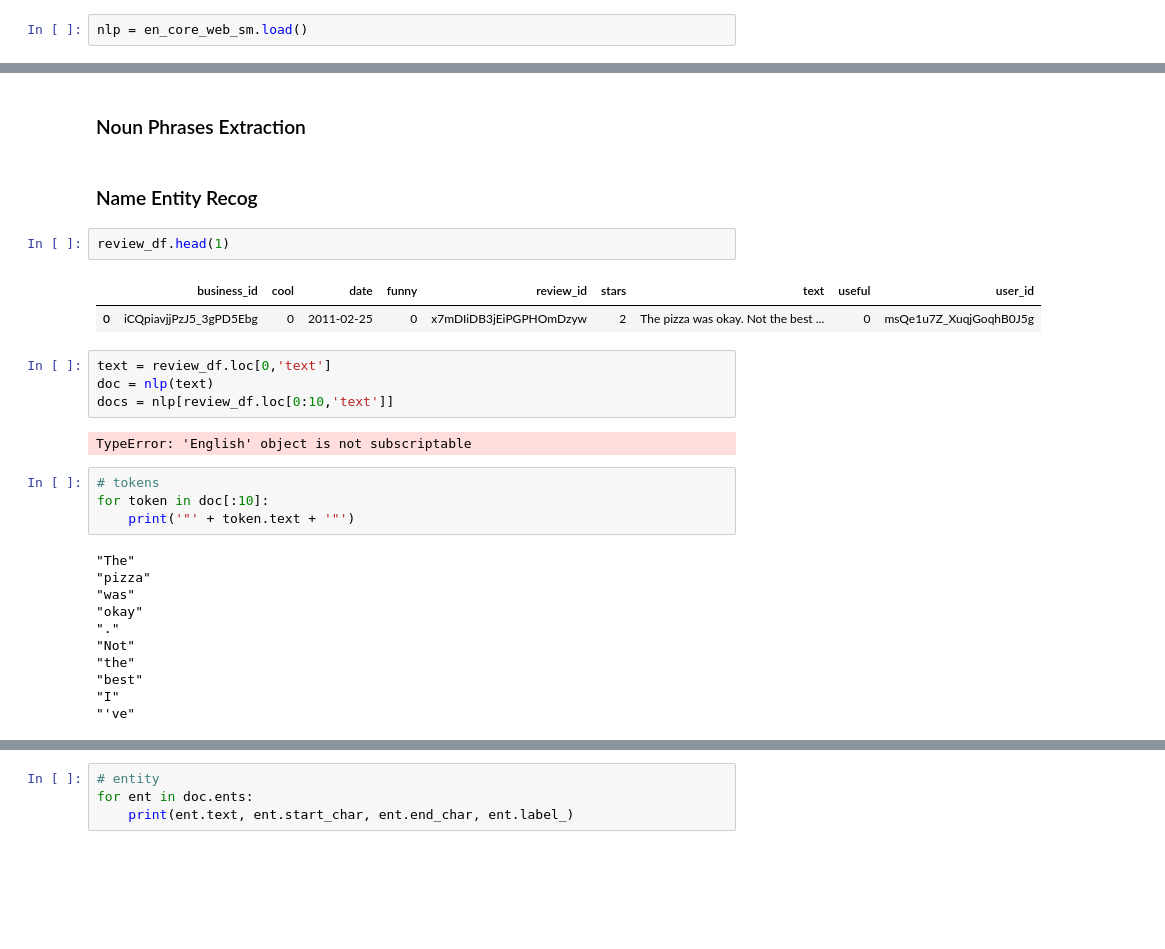
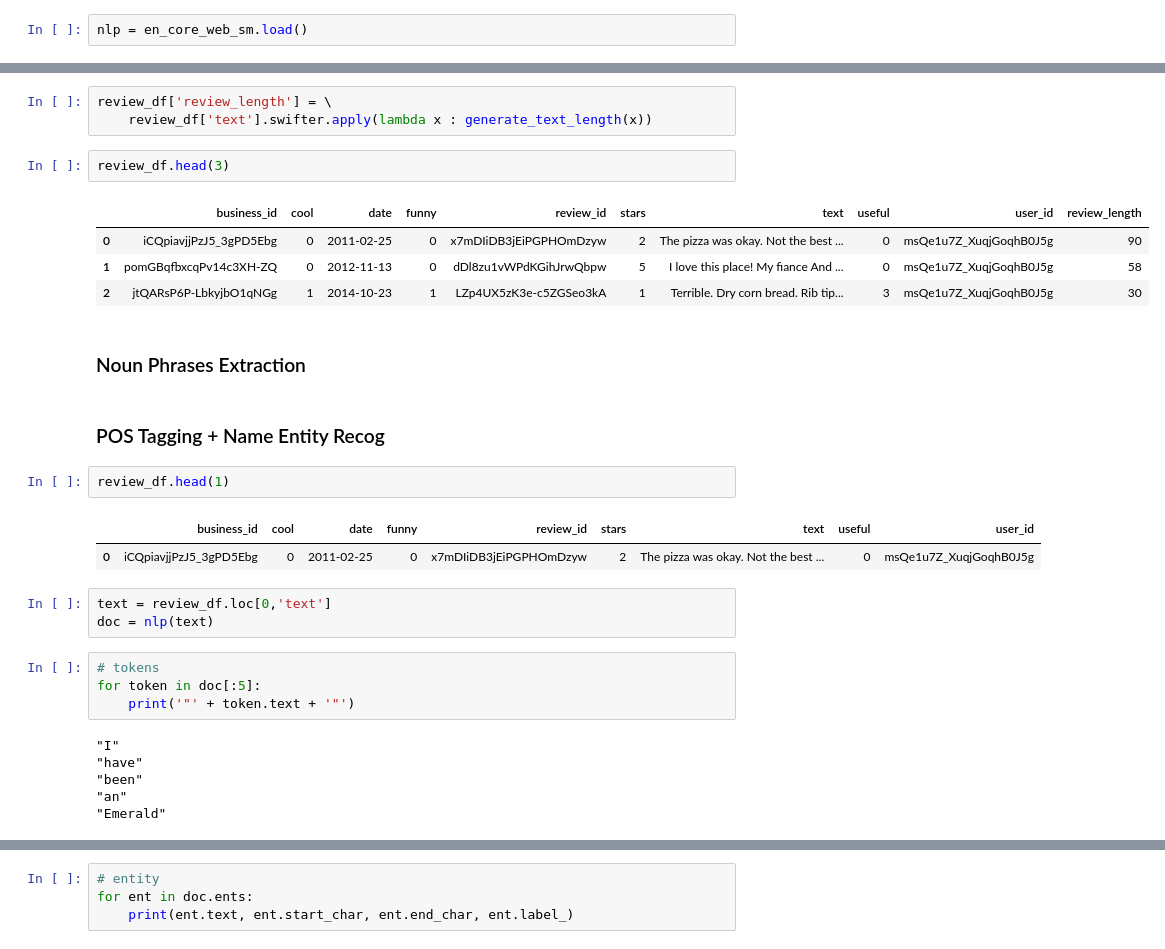
Before and after one commit to songyang0716/NLP, a Jupyter notebook: spaCy_tutorial/spacy_tutorial.ipynb, the cells around one changed output, grey strips where cells are left out. Saved outputs shown, nothing was run; the diff lists cells and outputs as text; blank space fills up the shorter version.

```diff
--- a/spaCy_tutorial/spacy_tutorial.ipynb
+++ b/spaCy_tutorial/spacy_tutorial.ipynb
@@ -50,7 +67,17 @@ nlp = en_core_web_sm.load()
+# %%
+review_df['review_length'] = \
+    review_df['text'].swifter.apply(lambda x : generate_text_length(x))
+# %%
+review_df.head(3)
+# %% [output]
+|  | business_id | cool | date | funny | review_id | stars | text | useful | user_id | review_length |
+| 0 | iCQpiavjjPzJ5_3gPD5Ebg | 0 | 2011-02-25 | 0 | x7mDIiDB3jEiPGPHOmDzyw | 2 | The pizza was okay. Not the best ... | 0 | msQe1u7Z_XuqjGoqhB0J5g | 90 |
+| 1 | pomGBqfbxcqPv14c3XH-ZQ | 0 | 2012-11-13 | 0 | dDl8zu1vWPdKGihJrwQbpw | 5 | I love this place! My fiance And ... | 0 | msQe1u7Z_XuqjGoqhB0J5g | 58 |
+| 2 | jtQARsP6P-LbkyjbO1qNGg | 1 | 2014-10-23 | 1 | LZp4UX5zK3e-c5ZGSeo3kA | 1 | Terrible. Dry corn bread. Rib tip... | 3 | msQe1u7Z_XuqjGoqhB0J5g | 30 |
 # %% [markdown]
 ### Noun Phrases Extraction
 # %% [markdown]
-### Name Entity Recog
+### POS Tagging + Name Entity Recog
 # %%
 review_df.head(1)
 # %% [output]
@@ -59,24 +86,16 @@ review_df.head(1)
 # %%
 text = review_df.loc[0,'text']
 doc = nlp(text)
-docs = nlp[review_df.loc[0:10,'text']]
-# %% [output]
-TypeError: 'English' object is not subscriptable
 # %%
 # tokens
-for token in doc[:10]:
+for token in doc[:5]:
     print('"' + token.text + '"')
 # %% [output]
-"The"
-"pizza"
-"was"
-"okay"
-"."
-"Not"
-"the"
-"best"
 "I"
-"'ve"
+"have"
+"been"
+"an"
+"Emerald"
 # %%
 # Charaters of the word
 for token in doc[:10]:
```
Also changed, not shown: parts of 8 cells of this notebook.
